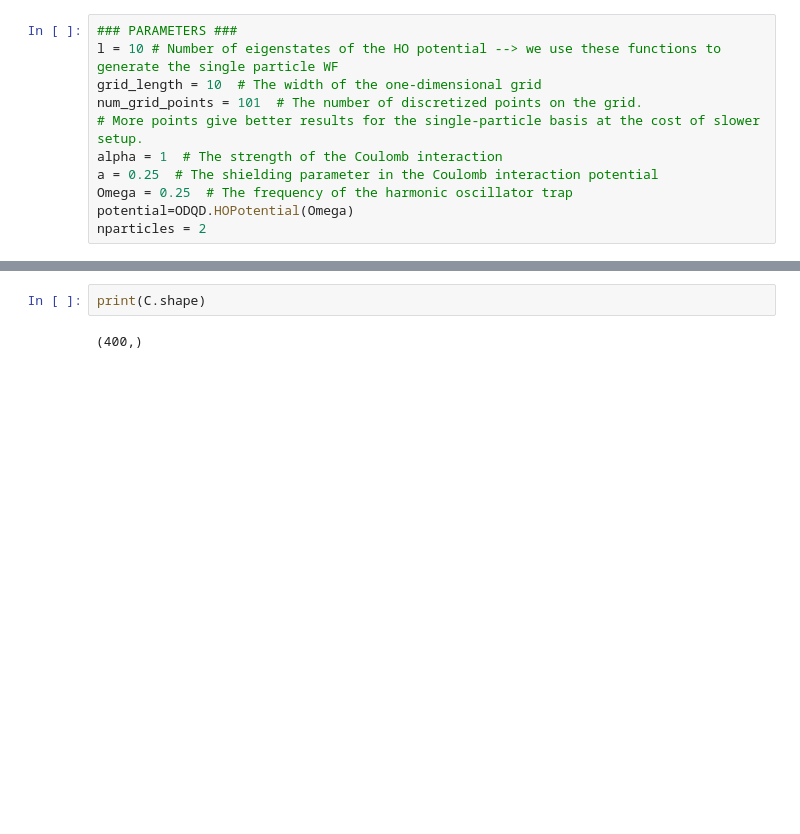
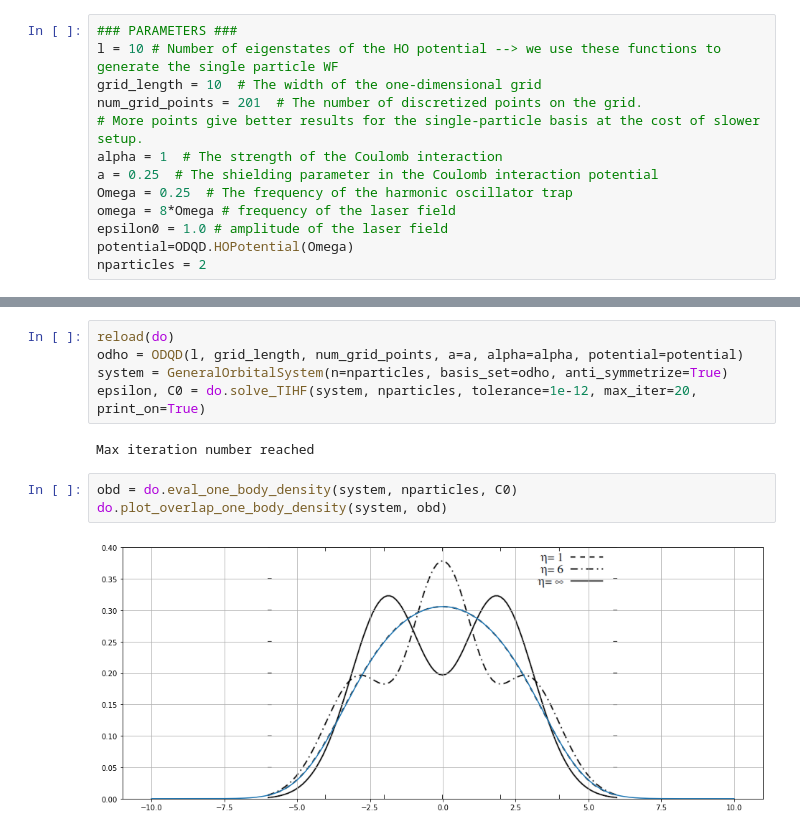
Before and after one commit to Matteo294/FYS4411, a Jupyter notebook: Project2/code/tdhf.ipynb, the cells around one changed output, grey strips where cells are left out. Drawn from its saved outputs; the diff is of its cells as text; blank space fills up the shorter version.

```diff
--- a/Project2/code/tdhf.ipynb
+++ b/Project2/code/tdhf.ipynb
@@ -138,10 +12,12 @@ def fill_fock_matrix(system, C, t):
 ### PARAMETERS ###
 l = 10 # Number of eigenstates of the HO potential --> we use these functions to generate the single particle WF
 grid_length = 10  # The width of the one-dimensional grid
-num_grid_points = 101  # The number of discretized points on the grid.
+num_grid_points = 201  # The number of discretized points on the grid.
 # More points give better results for the single-particle basis at the cost of slower setup.
 alpha = 1  # The strength of the Coulomb interaction
 a = 0.25  # The shielding parameter in the Coulomb interaction potential
 Omega = 0.25  # The frequency of the harmonic oscillator trap
+omega = 8*Omega # frequency of the laser field
+epsilon0 = 1.0 # amplitude of the laser field
 potential=ODQD.HOPotential(Omega)
 nparticles = 2
@@ -214,4 +24,12 @@ ValueError: could not broadcast input array from shape (20,20) into shape (400)
-# %%
-print(C.shape)
-# %% [output]
-(400,)
+# %%
+reload(do)
+odho = ODQD(l, grid_length, num_grid_points, a=a, alpha=alpha, potential=potential)
+system = GeneralOrbitalSystem(n=nparticles, basis_set=odho, anti_symmetrize=True)
+epsilon, C0 = do.solve_TIHF(system, nparticles, tolerance=1e-12, max_iter=20, print_on=True)
+# %% [output]
+Max iteration number reached
+# %%
+obd = do.eval_one_body_density(system, nparticles, C0)
+do.plot_overlap_one_body_density(system, obd)
+# %% [output]
+[figure, added]
```
Also changed, not shown: parts of 9 cells of this notebook, 3 other files.
